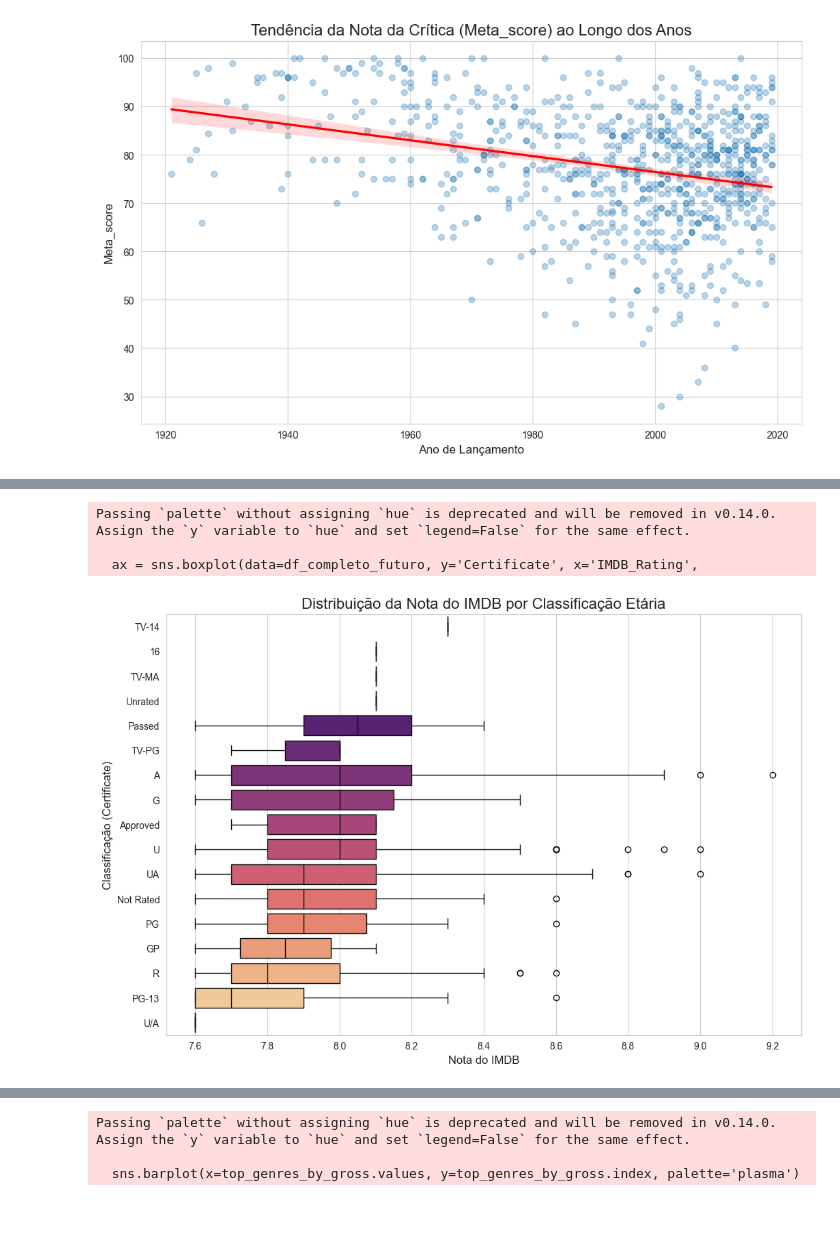
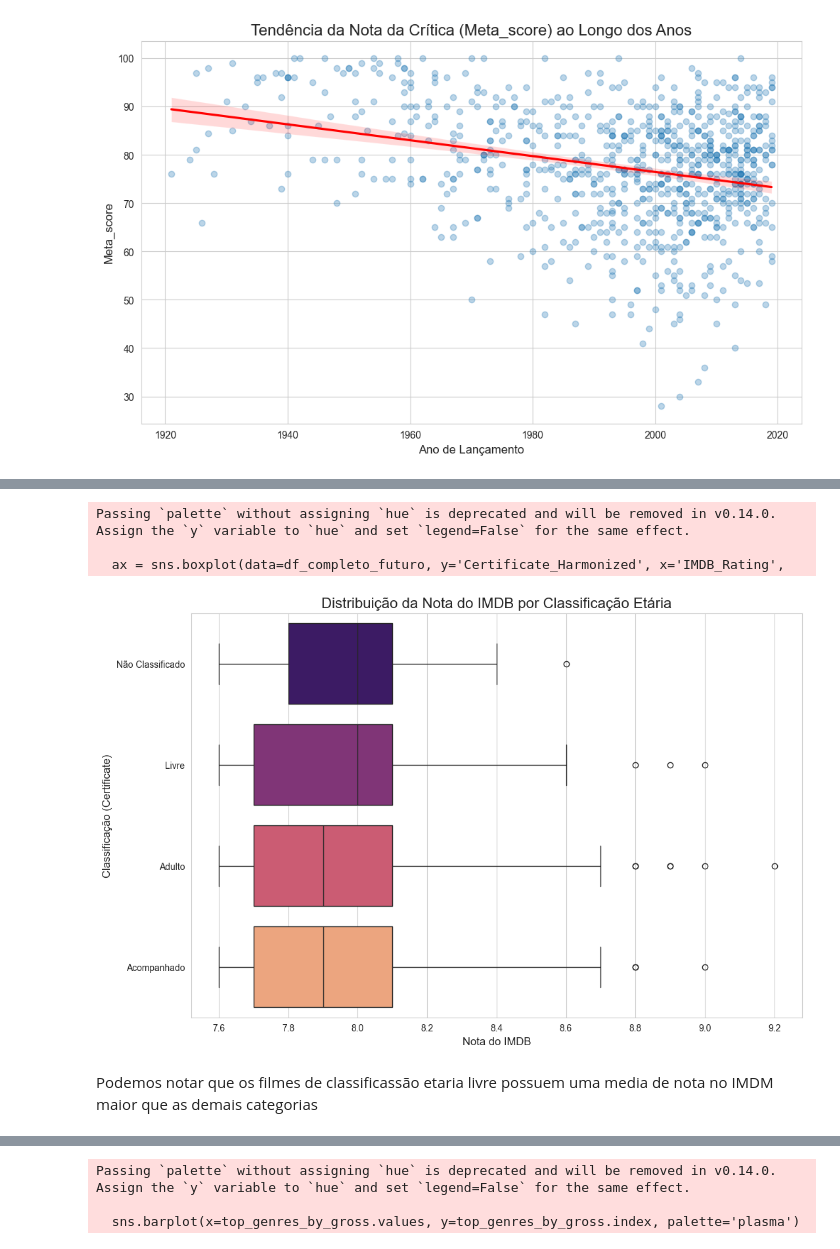
Before and after one commit to jrsm-hub/desafio-indicium-lighthouse, a Jupyter notebook: analise_filmes.ipynb, the cells around one changed output, grey strips where cells are left out. Drawn from its saved outputs; the diff is of its cells as text; code cells hidden in the pictures; blank space fills up the shorter version.

```diff
--- a/analise_filmes.ipynb
+++ b/analise_filmes.ipynb
@@ -347,19 +365,21 @@ Passing `palette` without assigning `hue` is deprecated and will be removed in v
 # %%
 # Ordena as categorias pela mediana da nota para melhor visualização
-order = df_completo_futuro.groupby('Certificate')['IMDB_Rating'].median().sort_values(ascending=False).index
+order = df_completo_futuro.groupby('Certificate_Harmonized')['IMDB_Rating'].median().sort_values(ascending=False).index
 
 plt.figure(figsize=(12, 8))
-ax = sns.boxplot(data=df_completo_futuro, y='Certificate', x='IMDB_Rating',
+ax = sns.boxplot(data=df_completo_futuro, y='Certificate_Harmonized', x='IMDB_Rating',
                  order=order, palette='magma')
 ax.set_title('Distribuição da Nota do IMDB por Classificação Etária', fontsize=16)
 ax.set_xlabel('Nota do IMDB', fontsize=12)
 ax.set_ylabel('Classificação (Certificate)', fontsize=12)
 plt.show()
 # %% [output]
 Passing `palette` without assigning `hue` is deprecated and will be removed in v0.14.0. Assign the `y` variable to `hue` and set `legend=False` for the same effect.
 
-  ax = sns.boxplot(data=df_completo_futuro, y='Certificate', x='IMDB_Rating',
+  ax = sns.boxplot(data=df_completo_futuro, y='Certificate_Harmonized', x='IMDB_Rating',
-[figure, old version]
+[figure, new version]
+# %% [markdown]
+Podemos notar que os filmes de classificassão etaria livre possuem uma media de nota no IMDM maior que as demais categorias
 # %%
 # Usando df_com_gross_real para análise financeira
 # Ordena as categorias pela mediana do faturamento ajustado
```
Also changed, not shown: parts of 56 cells of this notebook.
